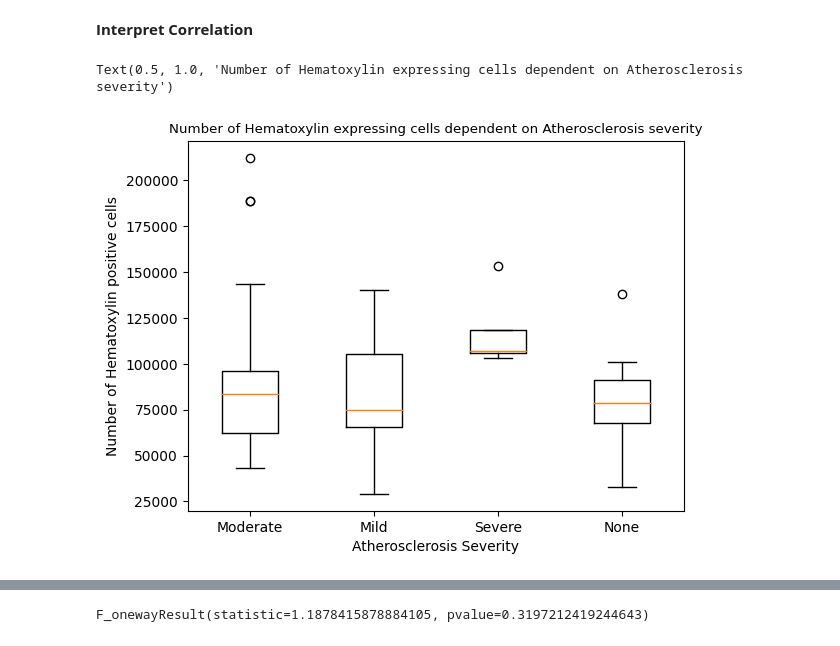
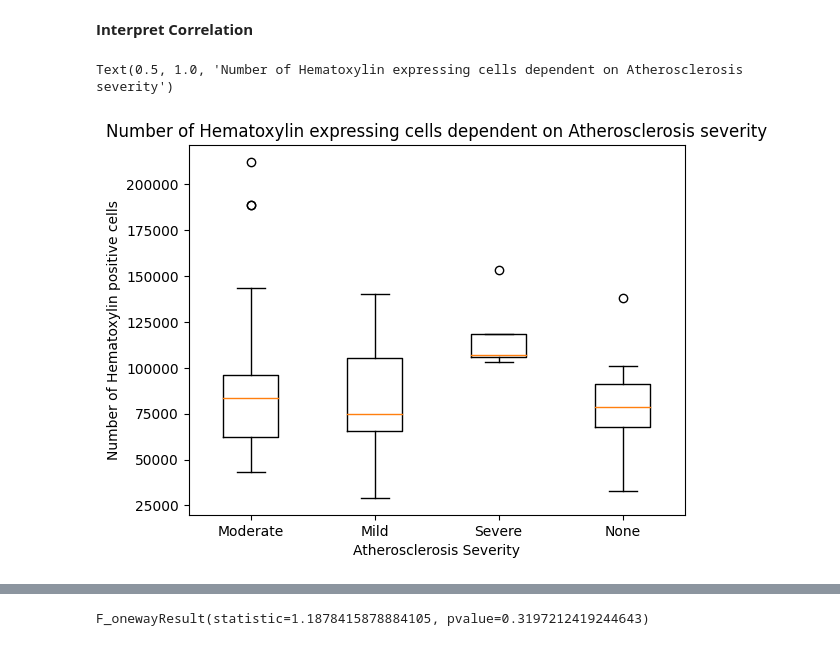
Before and after one commit to amandafriedmann/NEUR-Data-Analysis, a Jupyter notebook: FINAL_PROJECT_WORK.ipynb, the cells around one changed output, grey strips where cells are left out. Cells and saved outputs as stored; diff of their text form; code cells hidden in the pictures.

```diff
--- a/FINAL_PROJECT_WORK.ipynb
+++ b/FINAL_PROJECT_WORK.ipynb
@@ -96,19 +106,18 @@ PearsonRResult(statistic=-0.09908903287175093, pvalue=0.3698428315733075)
 # %% [markdown]
 **Interpret Correlation**
 # %%
-#boxplot for number of Hematoxylin positive nuclei_Grey matter across different groups
+#boxplot for number of Hematoxylin positive nuclei_Grey matter across different Atherosclerosis groups
 
 moderate_number = moderate_df['number of Hematoxylin positive nuclei_Grey matter']
 mild_number = mild_df['number of Hematoxylin positive nuclei_Grey matter']
 severe_number = severe_df['number of Hematoxylin positive nuclei_Grey matter']
 none_number = none_df['number of Hematoxylin positive nuclei_Grey matter']
 data = [moderate_number.tolist(), mild_number.tolist(), severe_number.tolist(), none_number.tolist()]
 plt.boxplot(data)
 plt.xlabel('Atherosclerosis Severity')
 plt.ylabel('Number of Hematoxylin positive cells')
 plt.xticks([1,2,3,4],['Moderate', 'Mild', 'Severe', 'None'])
-plt.style.use('seaborn-paper')
 plt.title('Number of Hematoxylin expressing cells dependent on Atherosclerosis severity')
 # %% [output]
 Text(0.5, 1.0, 'Number of Hematoxylin expressing cells dependent on Atherosclerosis severity')
-[figure, old version]
+[figure, new version]
```
Also changed, not shown: parts of 24 cells of this notebook.
